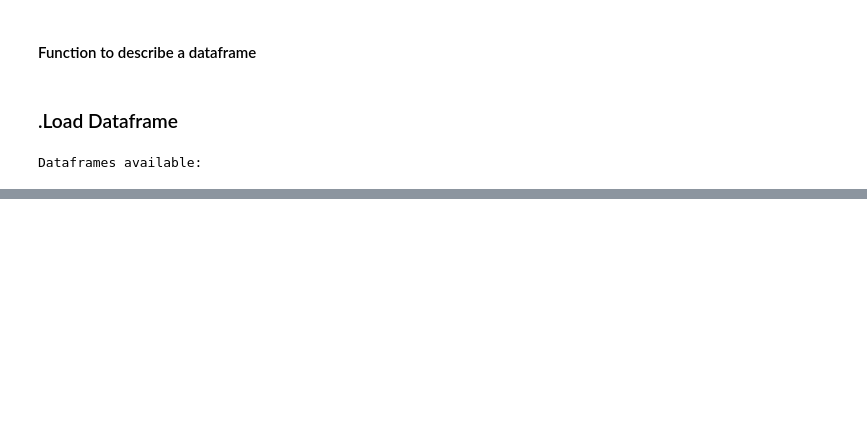
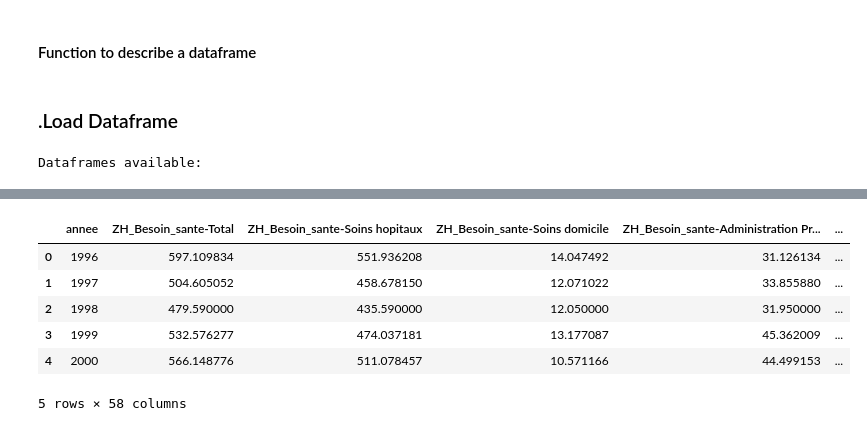
Before and after one commit to epfl-ada-2018/project-pizzafels, a Jupyter notebook: Working Notebooks/1. Prediction-cantons.ipynb, the cells around one changed output, grey strips where cells are left out. Saved outputs shown, nothing was run; the diff lists cells and outputs as text; code cells hidden in the pictures; blank space fills up the shorter version.

```diff
--- a/Working Notebooks/1. Prediction-cantons.ipynb
+++ b/Working Notebooks/1. Prediction-cantons.ipynb
@@ -165,5 +119 @@ for df in cantons_dfs:
     globals()[df] = globals()[df].dropna()
-# %%
-for df in cantons_dfs:
-    print(df)
-    display(globals()[df].head(2))
@@ -211,0 +120,33 @@ for canton in dict_cantons:
+# %%
+# Snapshot of dataframes we get to build features for the ML stuff
+annees_max = []
+annees_min = []
+
+# We get two type of dataframe : one with a column date for the date, the other one with one colum by date
+cantons_dfs_dateASrows = []
+cantons_dfs_dateAScolumns = []
+
+# If we want to excluded some dataframe from the analyse
+excluded_df = []
+
+
+for df in [c for c in cantons_dfs if (c not in excluded_df)]:
+    print(df)
+    display(globals()[df].head(2))
+    try:
+        annees_max.append(np.max(globals()[df].annee))
+        annees_min.append(np.min(globals()[df].annee))
+
+        # Accident is not a feature but what we want to predict
+        if(not re.compile('.*[A|a]ccident.*').match(df)):
+            cantons_dfs_dateASrows.append(df)
+    except:
+        annees_df = [int(d) for d in globals()[df].columns if IS_DATE.match(d)]
+        annees_max.append(np.max(annees_df))
+        annees_min.append(np.min(annees_df))
+        if(not re.compile('.*[A|a]ccident.*').match(df)):
+            cantons_dfs_dateAScolumns.append(df)
+
+annee_max = int(np.min(annees_max))
+annee_min = int(np.max(annees_min))
+print("\n\n>>  Information from {} to {}".format(annee_min,annee_max))
@@ -211,0 +177,4 @@ for canton in dict_cantons:
+# %%
+# Array useful to select interesting years
+annees = [d for d in range(annee_min,annee_max+1)]
+str_annees = [str(d) for d in annees]
@@ -212 +226,12 @@ for canton in dict_cantons:
+# %%
+# What we get for the Zurich canton
+features_cantons['ZH'].head(5)
+# %% [output]
+|  | annee | ZH_Besoin_sante-Total | ZH_Besoin_sante-Soins hopitaux | ZH_Besoin_sante-Soins domicile | ZH_Besoin_sante-Administration Pr... | ... |
+| 0 | 1996 | 597.109834 | 551.936208 | 14.047492 | 31.126134 | ... |
+| 1 | 1997 | 504.605052 | 458.678150 | 12.071022 | 33.855880 | ... |
+| 2 | 1998 | 479.590000 | 435.590000 | 12.050000 | 31.950000 | ... |
+| 3 | 1999 | 532.576277 | 474.037181 | 13.177087 | 45.362009 | ... |
+| 4 | 2000 | 566.148776 | 511.078457 | 10.571166 | 44.499153 | ... |
+5 rows × 58 columns
 # %%
```
Also changed, not shown: parts of 34 cells of this notebook.
